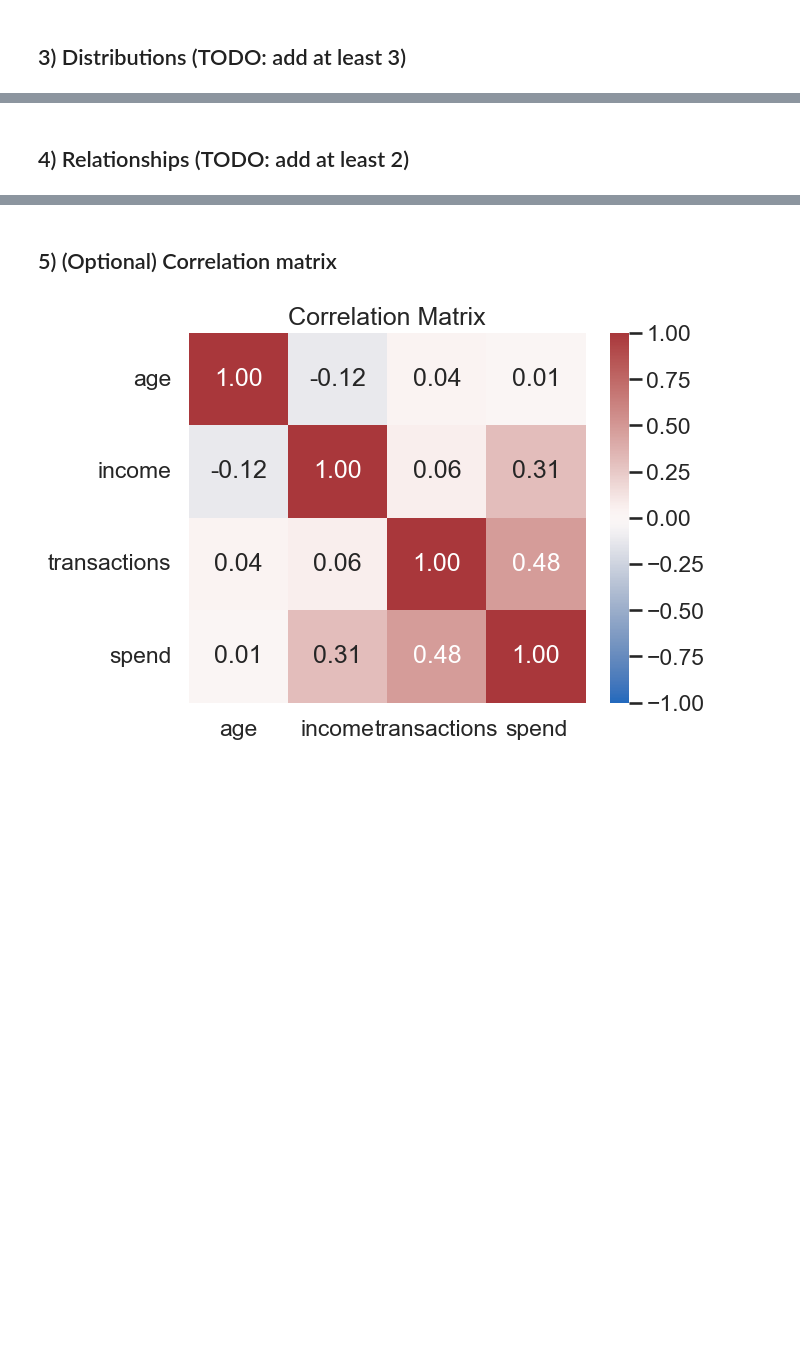
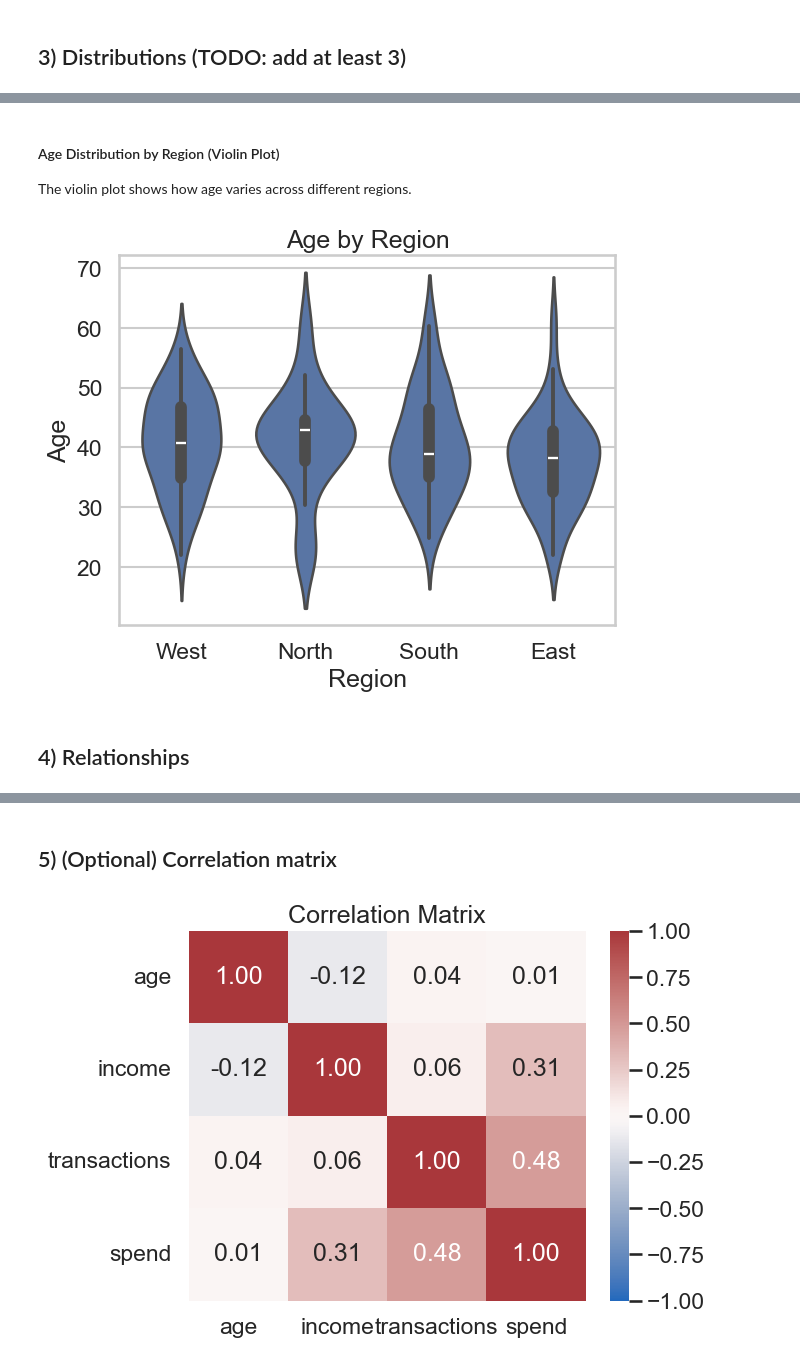
Before and after one commit to yuqingyan2003/bootcamp_Yuqing_Yan, a Jupyter notebook: homework/stage08/stage08_exploratory-data-analysis_homework-starter.ipynb, the cells around one changed output, grey strips where cells are left out. Saved outputs shown, nothing was run; the diff lists cells and outputs as text; code cells hidden in the pictures; blank space fills up the shorter version.

```diff
--- a/homework/stage08/stage08_exploratory-data-analysis_homework-starter.ipynb
+++ b/homework/stage08/stage08_exploratory-data-analysis_homework-starter.ipynb
@@ -114,2 +112,13 @@ plt.show()
+# %% [markdown]
+#### Age Distribution by Region (Violin Plot)
+The violin plot shows how age varies across different regions.
+# %%
+sns.violinplot(x='region', y='age', data=df)
+plt.title('Age by Region')
+plt.xlabel('Region')
+plt.ylabel('Age')
+plt.show()
+# %% [output]
+[figure, added]
 # %% [markdown]
-## 4) Relationships (TODO: add at least 2)
+## 4) Relationships
```
Also changed, not shown: parts of 11 cells of this notebook.
